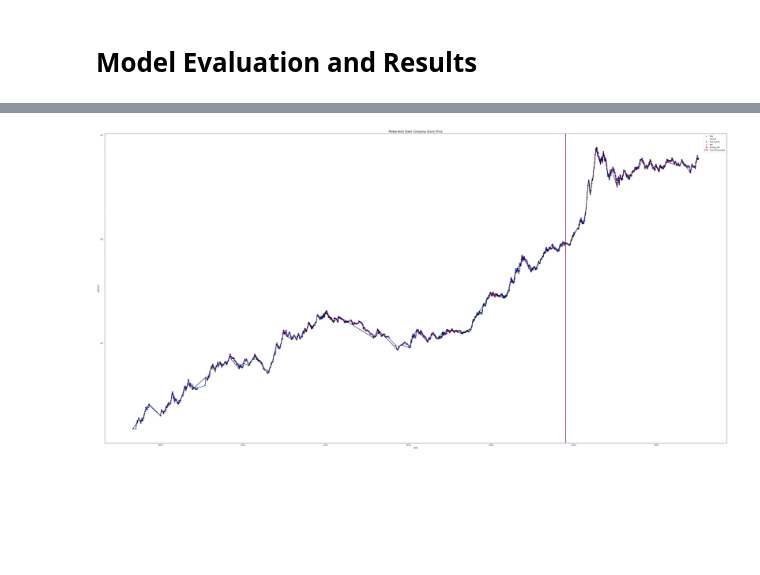
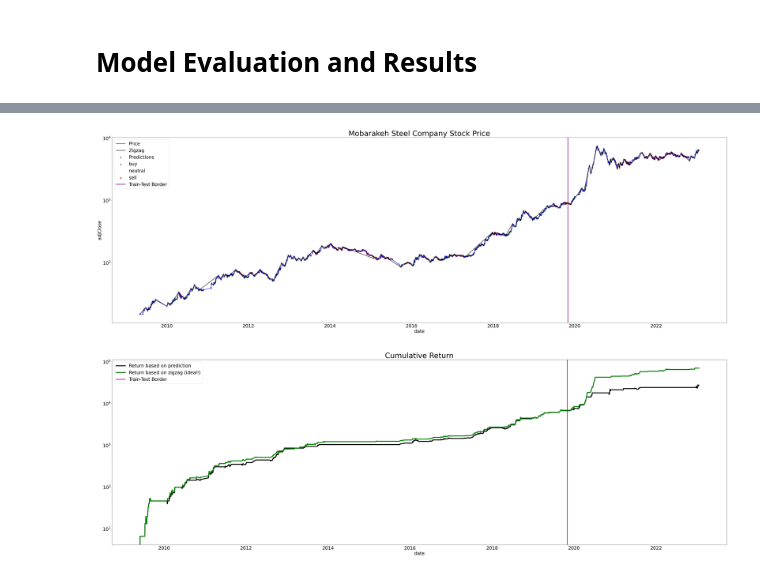
Before and after one commit to Hamtech-ai/InsightiFi, a Jupyter notebook: prediction/run_all_notebook.ipynb, the cells around one changed output, grey strips where cells are left out. Drawn from its saved outputs; the diff is of its cells as text; code cells hidden in the pictures; blank space fills up the shorter version.

```diff
--- a/prediction/run_all_notebook.ipynb
+++ b/prediction/run_all_notebook.ipynb
@@ -350,7 +351,7 @@ shape of features after drop non-essential rows: (2874, 210)
 # %%
 pivots = pd.DataFrame(
     peak_valley_pivots(
-        features_extracted['adjClose'].to_list(), 0.1
+        features_extracted['adjClose'].to_list(), 0.075, -0.075
     ),
     columns = ['label']
 )
@@ -650,7 +652,7 @@ label_df = pd.DataFrame(
     np.concatenate((trainProb, testProb), axis = 0),
     columns = values
 )
-label_df = label_df[['strong_buy', 'buy', 'neutral', 'sell', 'strong_sell']]
+label_df = label_df[['buy', 'neutral', 'sell']]
 label_df['pred_cat_label'] = np.concatenate((trainPred, testPred), axis = 0)
 label_df.insert(0, 'jdate', init_features['jdate'])
 
@@ -698,12 +700,10 @@ plt.margins(y = 0)
 # %%
-buy_terms = ['strong_buy', 'buy']
-
 init_features['pred_cat_label'] = label_df['pred_cat_label']
 init_features['label01'] = init_features['cat_label'].apply(
-    lambda x: 1 if x in buy_terms else 0
+    lambda x: 1 if x == 'buy' else 0
 )
 init_features['pred_label01'] = label_df['pred_cat_label'].apply(
-    lambda x: 1 if x in buy_terms else 0
+    lambda x: 1 if x == 'buy' else 0
 )
 
 init_features
@@ -725,27 +725,31 @@ init_features
 def plotLabel(df, trainPred, testPred):
 
     palette = {
-        'strong_buy': '#3C6255',
-        'buy': '#A6BB8D',
+        'buy': '#3C6255',
         'neutral': '#ffffff',
-        'sell': '#F48484',
-        'strong_sell': '#C21010'
+        'sell': '#C21010',
+        'pivot': '#F49D1A'
     }
+    plt.rcParams.update({'font.size': 25})
 
-    plt.figure(figsize = (60, 30))
-    plt.title('Mobarakeh Steel Company Stock Price', fontsize = 15)
+    plt.figure(figsize = (60, 40))
+
+    plt.subplot(2, 1, 1)
+    plt.title('Mobarakeh Steel Company Stock Price', fontsize = 40)
     sns.lineplot(
         data = df,
         x = 'date',
         y = 'adjClose',
         color = 'blue',
-        linewidth = 2
+        linewidth = 2,
+        label = 'Price'
     )
     sns.lineplot(
         x = df[df['pivot'] != 0]['date'],
         y = df[df['pivot'] != 0]['adjClose'],
         color = 'black',
-        linewidth = 2
+        linewidth = 2,
+        label = 'Zigzag'
     )
     sns.scatterplot(
         data = df,
@@ -753,7 +757,8 @@ def plotLabel(df, trainPred, testPred):
         y = 'adjClose',
         hue = 'pred_cat_label',
         palette = palette,
-        edgecolor = 'black'
+        edgecolor = 'black',
+        label = 'Predictions'
     )
     plt.axvline(
         x = init_features['date'].iloc[len(trainPred) - 1],
@@ -763,11 +768,49 @@ def plotLabel(df, trainPred, testPred):
     )
     plt.yscale('log')
     plt.legend()
-    # plt.savefig(
-    #     'Mobarakeh_Steel_Company_Stock_Price.png',
-    #     format = 'png',
-    #     dpi = 150
-    # )
+
+    plt.subplot(2, 1, 2)
+
+    plt.title('Cumulative Return', fontsize = 40)
+
+    sns.lineplot(
+        data = df,
+        x = 'date',
+        y = ((init_features['prc_chang_1d'] * init_features['pred_label01'].shift(2)).cumsum() / init_features['adjClose'].iloc[0]) * 100,
+        color = 'black',
+        linewidth = 5,
+        label = 'Return based on prediction'
+    )
+    sns.lineplot(
+        data = df,
+        x = 'date',
+        y = ((init_features['prc_chang_1d'] * init_features['label01'].shift(2)).cumsum() / init_features['adjClose'].iloc[0]) * 100,
+        color = 'green',
+        linewidth = 5,
+        label = 'Return based on zigzag (ideal!)'
+    )
+    plt.axvline(
+        x = init_features['date'].iloc[len(trainPred) - 1],
+        color = 'purple',
+        label = 'Train-Test Border',
+        linewidth = 3
+    )
+
+    plt.yscale('log')
+    plt.legend()
+
+    plt.subplots_adjust(
+        wspace = 0.2,
+        hspace = 0.2
+    )
+
+    plt.savefig(
+        'price_plot.png',
+        format = 'png',
+        dpi = 216
+    )
+
+plotLabel(init_features, trainPred, testPred)
 
 print(f'Max return in train section based on zigzag: {((init_features["prc_chang_1d"] * init_features["label01"].shift(2)).iloc[:len(trainPred)].sum() / init_features["adjClose"].iloc[0]):0.0%}')
 print(f'Max return in test section based on zigzag: {((init_features["prc_chang_1d"] * init_features["label01"].shift(2)).iloc[len(trainPred):].sum() / init_features["adjClose"].iloc[len(trainPred)]):0.0%}')
@@ -777,6 +820,4 @@ print(f'Return in passive invesitng in test section: {(init_features["adjClose"]
 
 print(f'Return in train section based on prediction: {((init_features["prc_chang_1d"] * init_features["pred_label01"].shift(2)).iloc[:len(trainPred)].sum() / init_features["adjClose"].iloc[0]):0.0%}')
 print(f'Return in test section based on prediction: {((init_features["prc_chang_1d"] * init_features["pred_label01"].shift(2)).iloc[len(trainPred):].sum() / init_features["adjClose"].iloc[len(trainPred)]):0.0%}')
-
-plotLabel(init_features, trainPred, testPred)
 # %% [output]
@@ -789 +830 @@ Return in test section based on prediction: 357%
-[figure, old version]
+[figure, new version]
```
Also changed, not shown: parts of 18 cells of this notebook.
